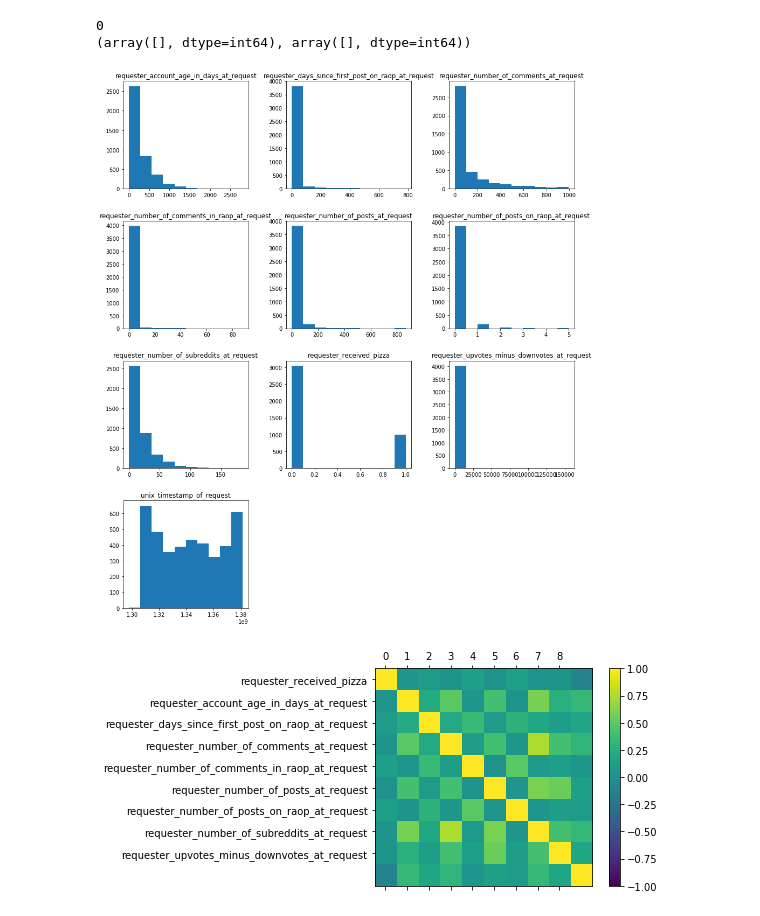
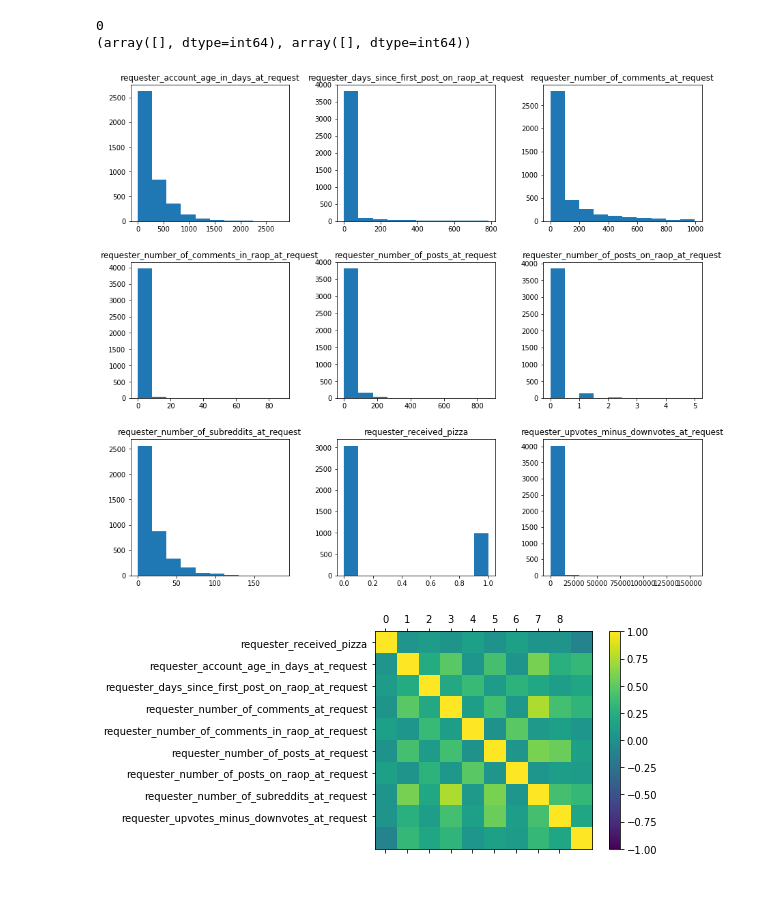
Before and after one commit to miketp333/Random_Acts_of_Pizza_Machine_Learning, a Jupyter notebook: w207_FinalProject_rev3.ipynb, the cells around one changed output. Drawn from its saved outputs; the diff is of its cells as text; code cells hidden in the pictures; blank space fills up the shorter version.

```diff
--- a/w207_FinalProject_rev3.ipynb
+++ b/w207_FinalProject_rev3.ipynb
@@ -193,20 +192,19 @@ print(np.where(df_train[potential_features].applymap(lambda x: x == '')))
 # %%
 # Histograms of numeric variables
 numeric_features = [
 'requester_received_pizza',
 'requester_account_age_in_days_at_request',
 'requester_days_since_first_post_on_raop_at_request',
 'requester_number_of_comments_at_request',
 'requester_number_of_comments_in_raop_at_request',
 'requester_number_of_posts_at_request',
 'requester_number_of_posts_on_raop_at_request',
 'requester_number_of_subreddits_at_request',
-'requester_upvotes_minus_downvotes_at_request',
-'unix_timestamp_of_request']
+'requester_upvotes_minus_downvotes_at_request']
 
 hist = df_train[numeric_features].hist(grid=False, layout=(4,3), figsize=(15,18))
 # %% [output]
-[figure, old version]
+[figure, new version]
 # %%
 # Correlations
 correlations = df_train[numeric_features].corr()
```
Also changed, not shown: parts of 11 cells of this notebook, 1 other file.
